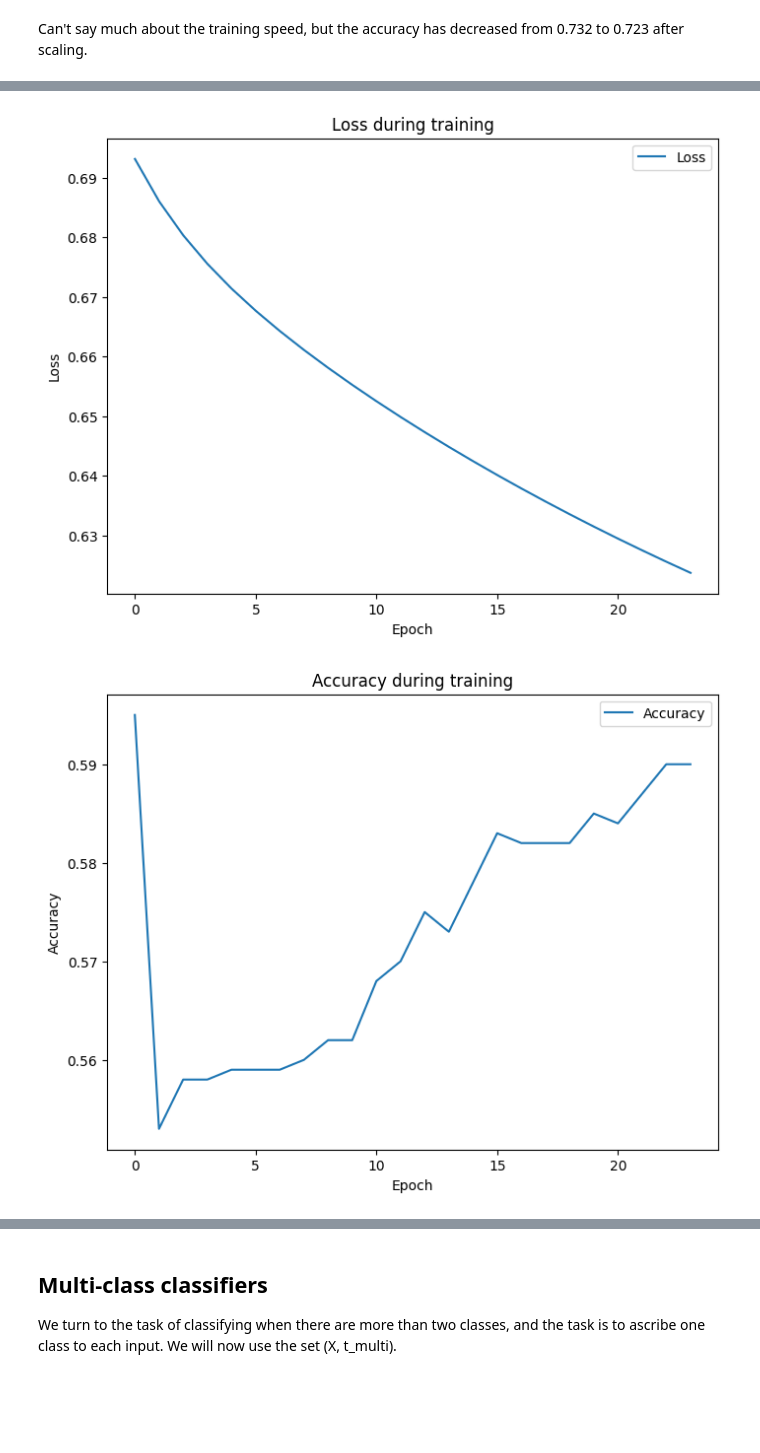
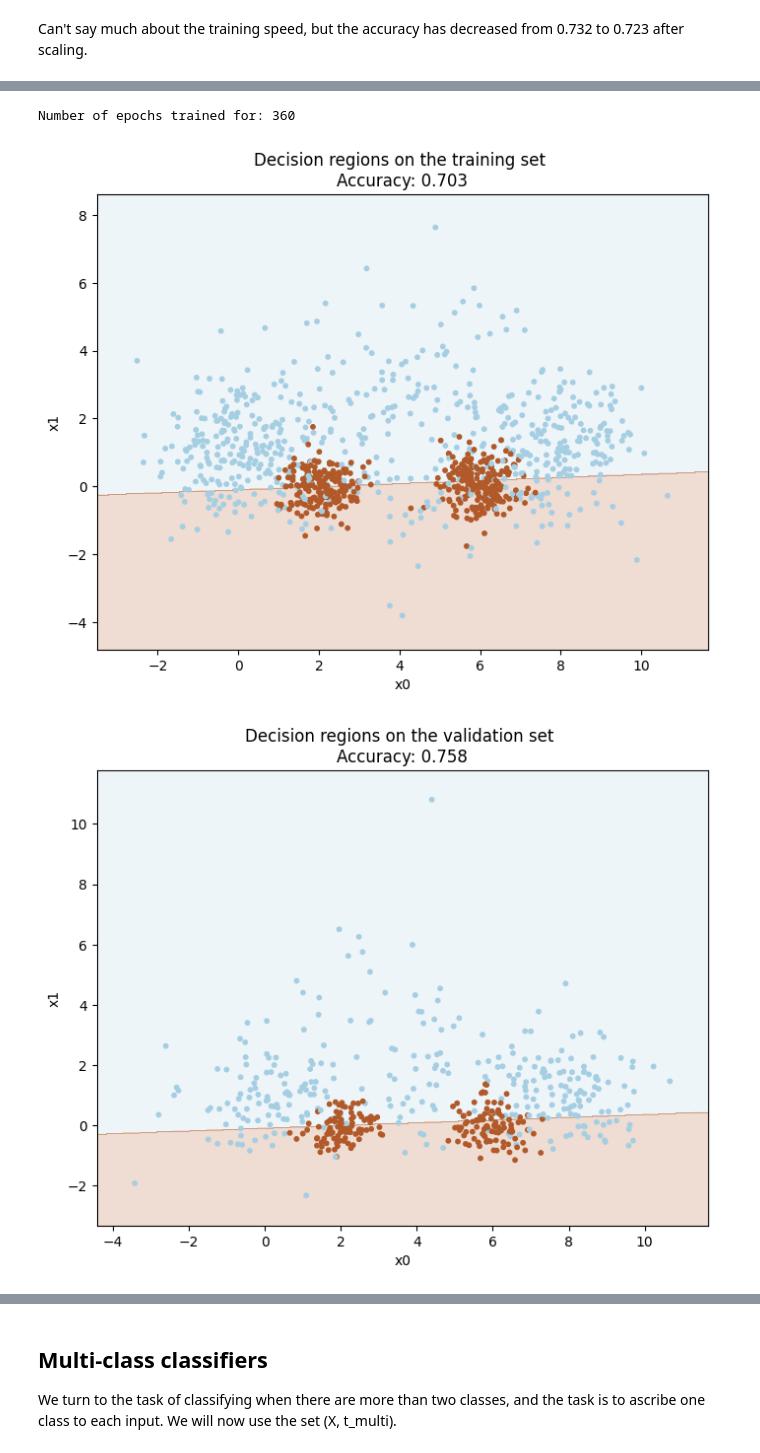
Before and after one commit to shahriarshaik/in3050-oblig-2-2024, a Jupyter notebook: in3050_in4050_2024_assignment2.ipynb, the cells around one changed output, grey strips where cells are left out. Drawn from its saved outputs; the diff is of its cells as text; code cells hidden in the pictures; blank space fills up the shorter version.

```diff
--- a/in3050_in4050_2024_assignment2.ipynb
+++ b/in3050_in4050_2024_assignment2.ipynb
@@ -178,7 +178,7 @@ The following is a small procedure which plots the data set together with the de
 You may modify the colors and the rest of the graphics as you like.
 The procedure will also work for multi-class classifiers
 # %%
-def plot_decision_regions(X, t, clf=[], size=(8,6)):
+def plot_decision_regions(X, t, clf=[], size=(8,6), title="Decision regions"):
     """Plot the data set (X,t) together with the decision boundary of the classifier clf"""
     # The region of the plane to consider determined by X
     x_min, x_max = X[:, 0].min() - 1, X[:, 0].max() + 1
@@ -200,7 +200,7 @@ def plot_decision_regions(X, t, clf=[], size=(8,6)):
 
     plt.xlim(xx.min(), xx.max())
     plt.ylim(yy.min(), yy.max())
-    plt.title("Decision regions")
+    plt.title(title)
     plt.xlabel("x0")
     plt.ylabel("x1")
 # %%
@@ -374,7 +382,7 @@ class NumpyLogRegClass(NumpyClassifier):
     def sigmoid(self, z):
         return 1 / (1 + np.exp(-z))
 
-    def fit(self, X_train, t_train, eta=0.1, epochs=10, X_val=None, t_val=None, tol=1e-2, n_epochs_no_update=5):
+    def fit(self, X_train, t_train, eta=0.01, epochs=400, X_val=None, t_val=None, tol=1e-2, n_epochs_no_update=70):
         if self.bias:
             X_train = add_bias(X_train, self.bias)
             if X_val is not None:
@@ -460,14 +468,3 @@ def bestHyperParameters(etas, epochs, Xtrain, Ttrain):
     best_acc, best_eta, best_epoch = sorted_results[0]
 
     return best_acc, best_eta, best_epoch
-# %%
-#best_acc, best_eta, best_epoch = bestHyperParameters(etas_combined, epochs, X_train, t2_train)
-
-
-
-
-
-cl = NumpyLogRegClass()
-cl.fit(X_train, t2_train, eta=best_eta, epochs=best_epoch)
-plot_decision_regions(X_train, t2_train, cl)
-print("Number of epochs trained for:", cl.n_epochs)
@@ -477,23 +481,36 @@ Number of epochs trained for: 23
 # %%
+
+cl = NumpyLogRegClass()
+cl.fit(X_train, t2_train, eta=0.01, epochs=400, X_val=X_val, t_val=t2_val, tol=1e-2, n_epochs_no_update=70)
+print("Number of epochs trained for:", cl.n_epochs)
+
+
+plot_decision_regions(X_train, t2_train, cl, title="Decision regions on the training set \nAccuracy: " + str(accuracy(cl.predict(X_train), t2_train)))
+
+plot_decision_regions(X_val, t2_val, cl, title="Decision regions on the validation set \nAccuracy: " + str(accuracy(cl.predict(X_val), t2_val)))
+
+
+
 import matplotlib.pyplot as plt
 
 # Plot the loss
 plt.figure(figsize=(8, 6))
 plt.plot(cl.losses, label='Loss')
 plt.xlabel('Epoch')
 plt.ylabel('Loss')
 plt.legend()
 plt.title('Loss during training')
 plt.show()
 
 # Plot the accuracy
 plt.figure(figsize=(8, 6))
 plt.plot(cl.accuracies, label='Accuracy')
 plt.xlabel('Epoch')
 plt.ylabel('Accuracy')
 plt.legend()
 plt.title('Accuracy during training')
 plt.show()
 # %% [output]
+Number of epochs trained for: 360
-[figure, old version]
+[figure, new version]
-[figure, old version]
+[figure, new version]
```
Also changed, not shown: parts of 13 cells of this notebook, 2 other files.
